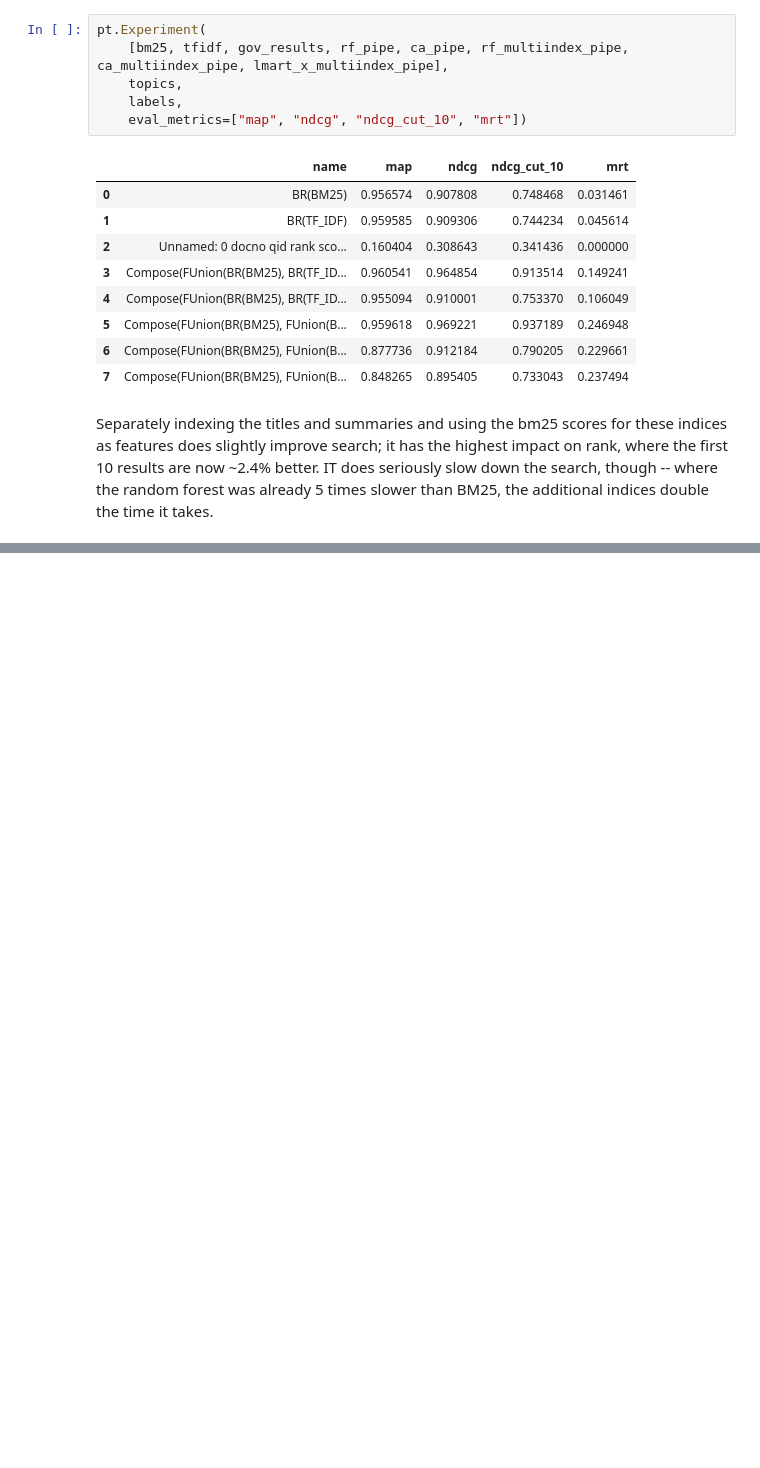
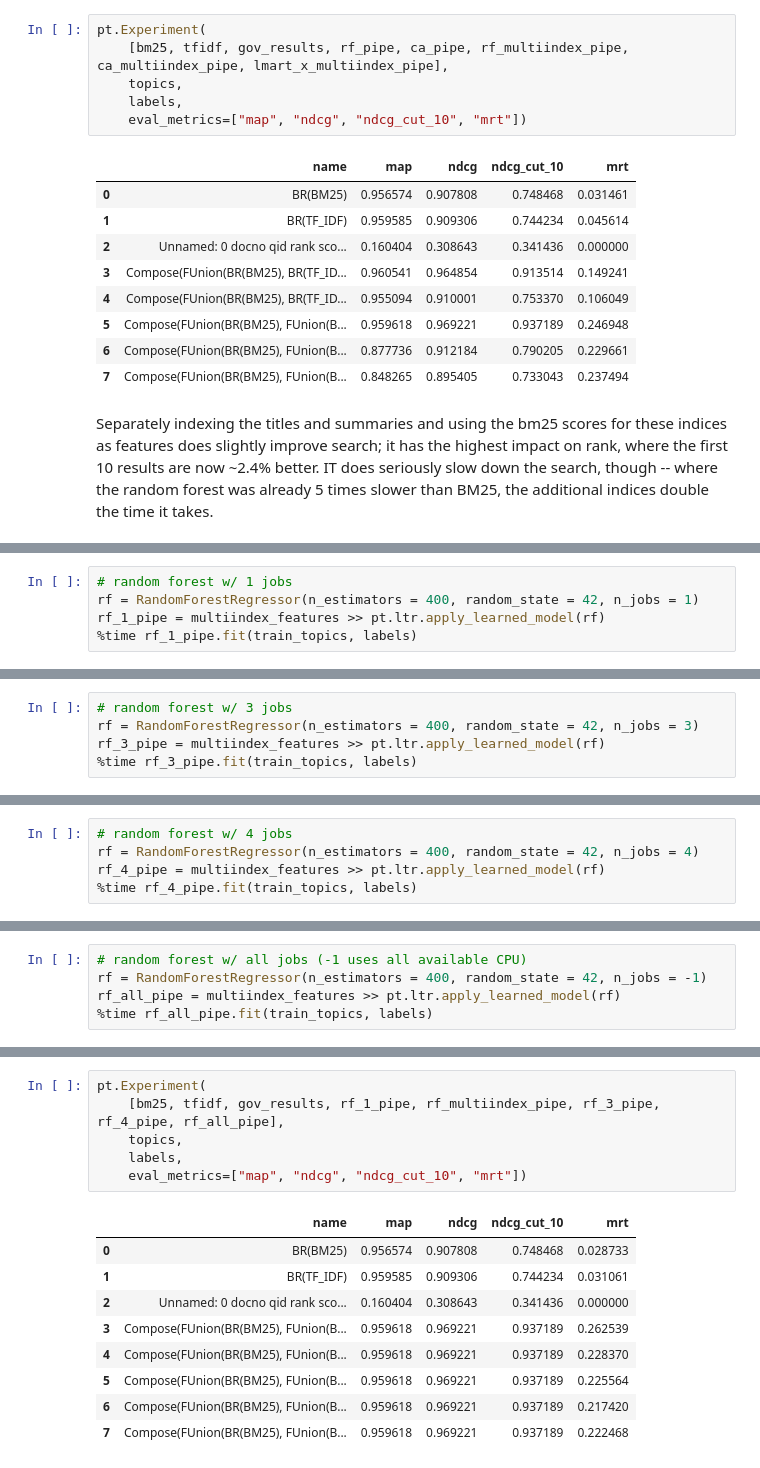
Before and after one commit to hhuntz/congressional_search, a Jupyter notebook: developing_search.ipynb, the cells around one changed output, grey strips where cells are left out. Cells and saved outputs as stored; diff of their text form; blank space fills up the shorter version.

Commit message:
update model tuning

```diff
--- a/developing_search.ipynb
+++ b/developing_search.ipynb
@@ -346,0 +383,5 @@ Separately indexing the titles and summaries and using the bm25 scores for these
+# %%
+# random forest w/ 1 jobs
+rf = RandomForestRegressor(n_estimators = 400, random_state = 42, n_jobs = 1)
+rf_1_pipe = multiindex_features >> pt.ltr.apply_learned_model(rf)
+%time rf_1_pipe.fit(train_topics, labels)
@@ -346,0 +391,5 @@ Separately indexing the titles and summaries and using the bm25 scores for these
+# %%
+# random forest w/ 3 jobs
+rf = RandomForestRegressor(n_estimators = 400, random_state = 42, n_jobs = 3)
+rf_3_pipe = multiindex_features >> pt.ltr.apply_learned_model(rf)
+%time rf_3_pipe.fit(train_topics, labels)
@@ -346,0 +399,5 @@ Separately indexing the titles and summaries and using the bm25 scores for these
+# %%
+# random forest w/ 4 jobs
+rf = RandomForestRegressor(n_estimators = 400, random_state = 42, n_jobs = 4)
+rf_4_pipe = multiindex_features >> pt.ltr.apply_learned_model(rf)
+%time rf_4_pipe.fit(train_topics, labels)
@@ -346,0 +407,5 @@ Separately indexing the titles and summaries and using the bm25 scores for these
+# %%
+# random forest w/ all jobs (-1 uses all available CPU)
+rf = RandomForestRegressor(n_estimators = 400, random_state = 42, n_jobs = -1)
+rf_all_pipe = multiindex_features >> pt.ltr.apply_learned_model(rf)
+%time rf_all_pipe.fit(train_topics, labels)
@@ -346,0 +415,16 @@ Separately indexing the titles and summaries and using the bm25 scores for these
+# %%
+pt.Experiment(
+    [bm25, tfidf, gov_results, rf_1_pipe, rf_multiindex_pipe, rf_3_pipe, rf_4_pipe, rf_all_pipe],
+    topics,
+    labels,
+    eval_metrics=["map", "ndcg", "ndcg_cut_10", "mrt"])
+# %% [output]
+|  | name | map | ndcg | ndcg_cut_10 | mrt |
+| 0 | BR(BM25) | 0.956574 | 0.907808 | 0.748468 | 0.028733 |
+| 1 | BR(TF_IDF) | 0.959585 | 0.909306 | 0.744234 | 0.031061 |
+| 2 | Unnamed: 0 docno qid rank sco... | 0.160404 | 0.308643 | 0.341436 | 0.000000 |
+| 3 | Compose(FUnion(BR(BM25), FUnion(B... | 0.959618 | 0.969221 | 0.937189 | 0.262539 |
+| 4 | Compose(FUnion(BR(BM25), FUnion(B... | 0.959618 | 0.969221 | 0.937189 | 0.228370 |
+| 5 | Compose(FUnion(BR(BM25), FUnion(B... | 0.959618 | 0.969221 | 0.937189 | 0.225564 |
+| 6 | Compose(FUnion(BR(BM25), FUnion(B... | 0.959618 | 0.969221 | 0.937189 | 0.217420 |
+| 7 | Compose(FUnion(BR(BM25), FUnion(B... | 0.959618 | 0.969221 | 0.937189 | 0.222468 |
```
Also changed, not shown: parts of 9 cells of this notebook, 1 other file.
